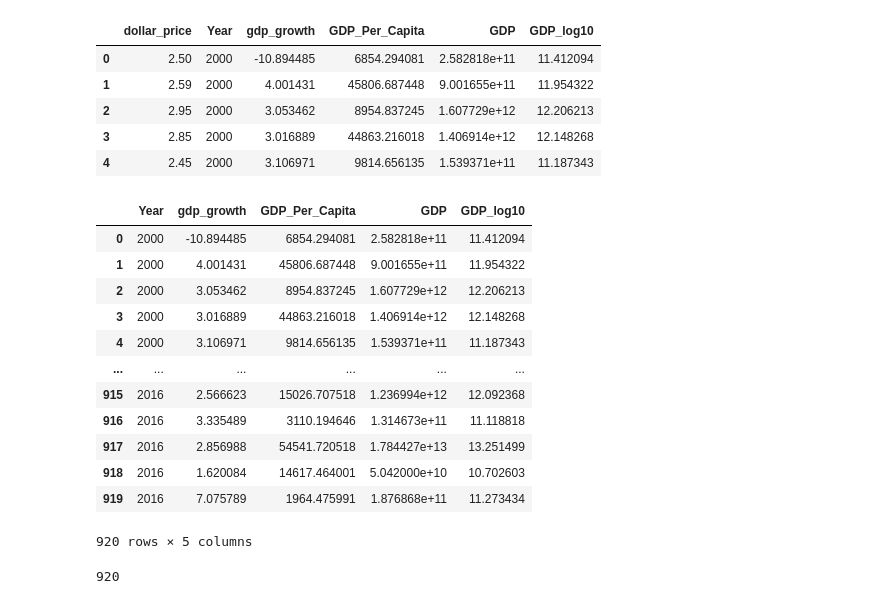
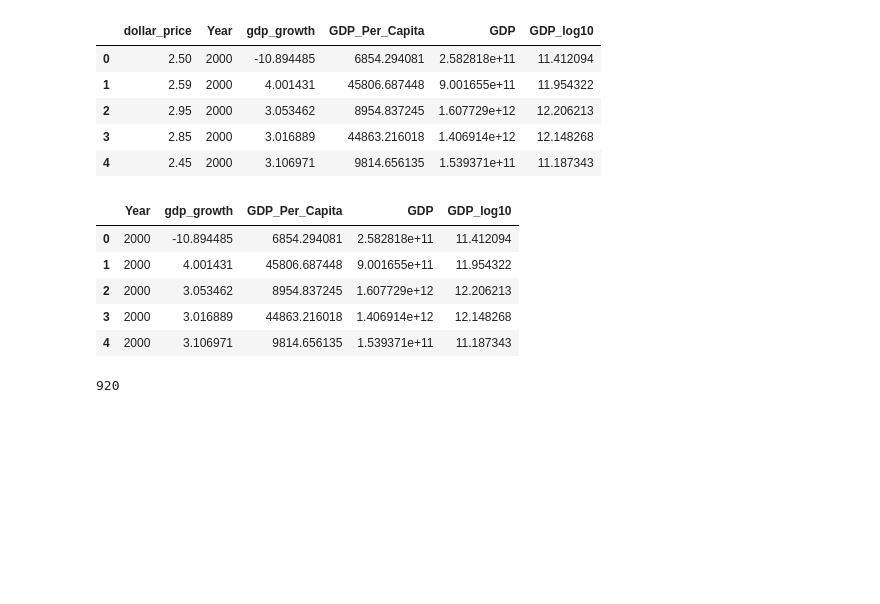
Before and after one commit to bolwerk-b/Final-Project, a Jupyter notebook: machine learning/Machine_Learning_three_regression_models-test.ipynb, the cells around one changed output. Drawn from its saved outputs; the diff is of its cells as text; code cells hidden in the pictures; blank space fills up the shorter version.

```diff
--- a/machine learning/Machine_Learning_three_regression_models-test.ipynb
+++ b/machine learning/Machine_Learning_three_regression_models-test.ipynb
@@ -186,21 +176,14 @@ df_values.head()
 | 4 | 2.45 | 2000 | 3.106971 | 9814.656135 | 1.539371e+11 | 11.187343 |
 # %%
 X = df_values.drop('dollar_price', axis=1)
-X
+X.head()
 # %% [output]
 |  | Year | gdp_growth | GDP_Per_Capita | GDP | GDP_log10 |
 | 0 | 2000 | -10.894485 | 6854.294081 | 2.582818e+11 | 11.412094 |
 | 1 | 2000 | 4.001431 | 45806.687448 | 9.001655e+11 | 11.954322 |
 | 2 | 2000 | 3.053462 | 8954.837245 | 1.607729e+12 | 12.206213 |
 | 3 | 2000 | 3.016889 | 44863.216018 | 1.406914e+12 | 12.148268 |
 | 4 | 2000 | 3.106971 | 9814.656135 | 1.539371e+11 | 11.187343 |
-| ... | ... | ... | ... | ... | ... |
-| 915 | 2016 | 2.566623 | 15026.707518 | 1.236994e+12 | 12.092368 |
-| 916 | 2016 | 3.335489 | 3110.194646 | 1.314673e+11 | 11.118818 |
-| 917 | 2016 | 2.856988 | 54541.720518 | 1.784427e+13 | 13.251499 |
-| 918 | 2016 | 1.620084 | 14617.464001 | 5.042000e+10 | 10.702603 |
-| 919 | 2016 | 7.075789 | 1964.475991 | 1.876868e+11 | 11.273434 |
-920 rows × 5 columns
 # %%
 y = df_values['dollar_price']
 # %%
```
Also changed, not shown: parts of 20 cells of this notebook.
